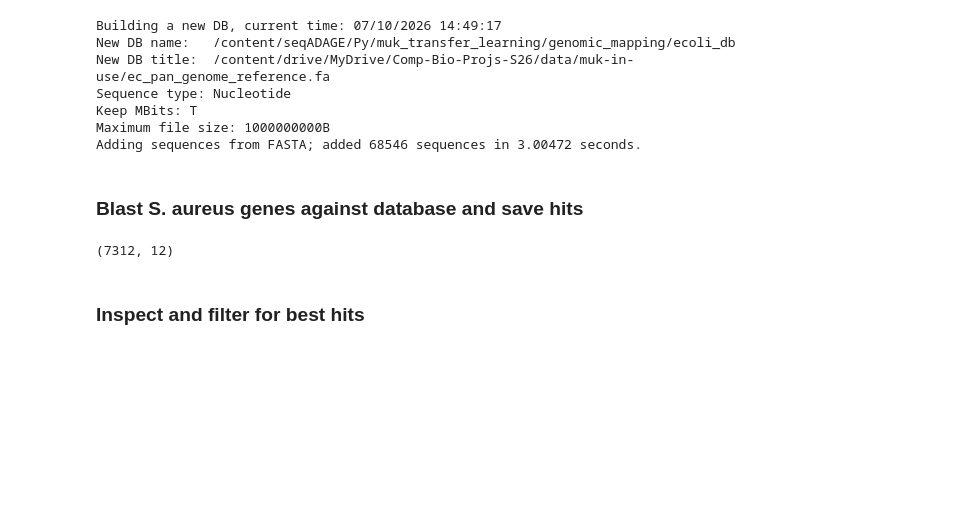
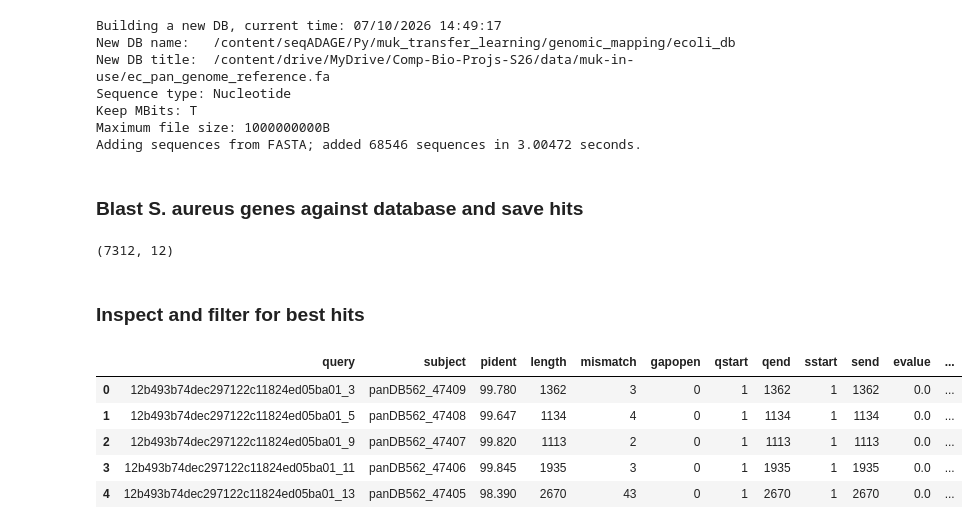
Before and after one commit to georgiadoing/seqADAGE, a Jupyter notebook: Py/muk_transfer_learning/genomic_mapping/Mukundan_sA_ec_pg_mapping.ipynb, the cells around one changed output. Saved outputs shown, nothing was run; the diff lists cells and outputs as text; code cells hidden in the pictures; blank space fills up the shorter version.

```diff
--- a/Py/muk_transfer_learning/genomic_mapping/Mukundan_sA_ec_pg_mapping.ipynb
+++ b/Py/muk_transfer_learning/genomic_mapping/Mukundan_sA_ec_pg_mapping.ipynb
@@ -114,3 +114,12 @@ hits.shape
 (7312, 12)
 # %% [markdown]
 ### Inspect and filter for best hits
+# %%
+hits.head()
+# %% [output]
+|  | query | subject | pident | length | mismatch | gapopen | qstart | qend | sstart | send | evalue | ... |
+| 0 | 12b493b74dec297122c11824ed05ba01_3 | panDB562_47409 | 99.780 | 1362 | 3 | 0 | 1 | 1362 | 1 | 1362 | 0.0 | ... |
+| 1 | 12b493b74dec297122c11824ed05ba01_5 | panDB562_47408 | 99.647 | 1134 | 4 | 0 | 1 | 1134 | 1 | 1134 | 0.0 | ... |
+| 2 | 12b493b74dec297122c11824ed05ba01_9 | panDB562_47407 | 99.820 | 1113 | 2 | 0 | 1 | 1113 | 1 | 1113 | 0.0 | ... |
+| 3 | 12b493b74dec297122c11824ed05ba01_11 | panDB562_47406 | 99.845 | 1935 | 3 | 0 | 1 | 1935 | 1 | 1935 | 0.0 | ... |
+| 4 | 12b493b74dec297122c11824ed05ba01_13 | panDB562_47405 | 98.390 | 2670 | 43 | 0 | 1 | 2670 | 1 | 2670 | 0.0 | ... |
```
Also changed, not shown: parts of 5 cells of this notebook.
